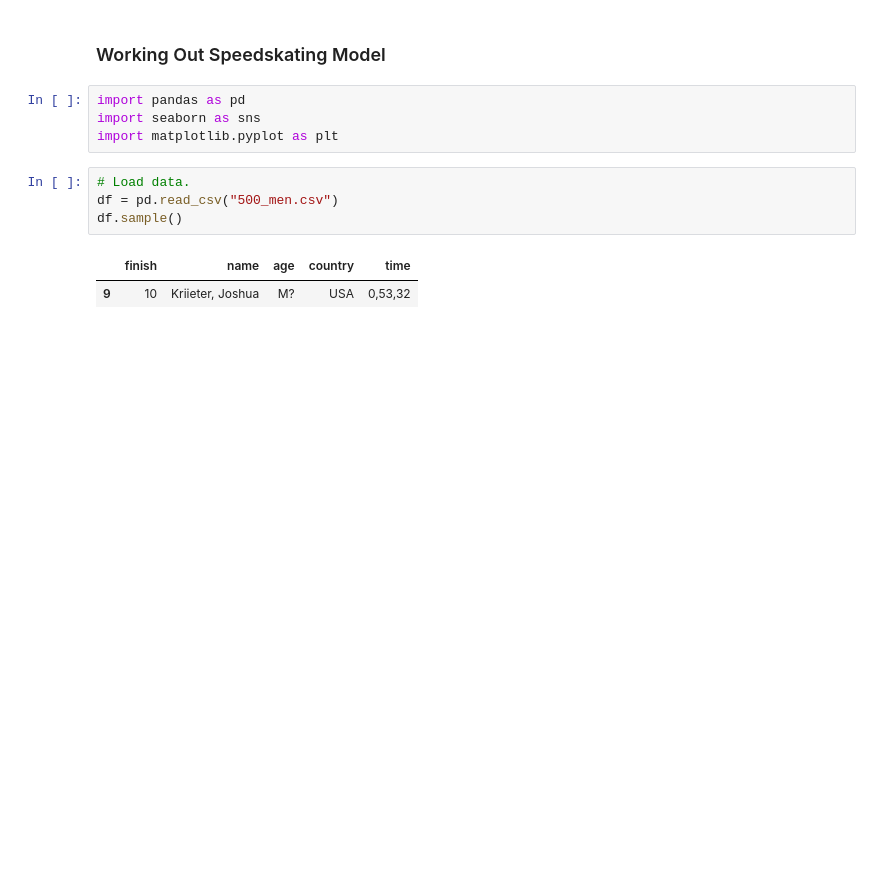
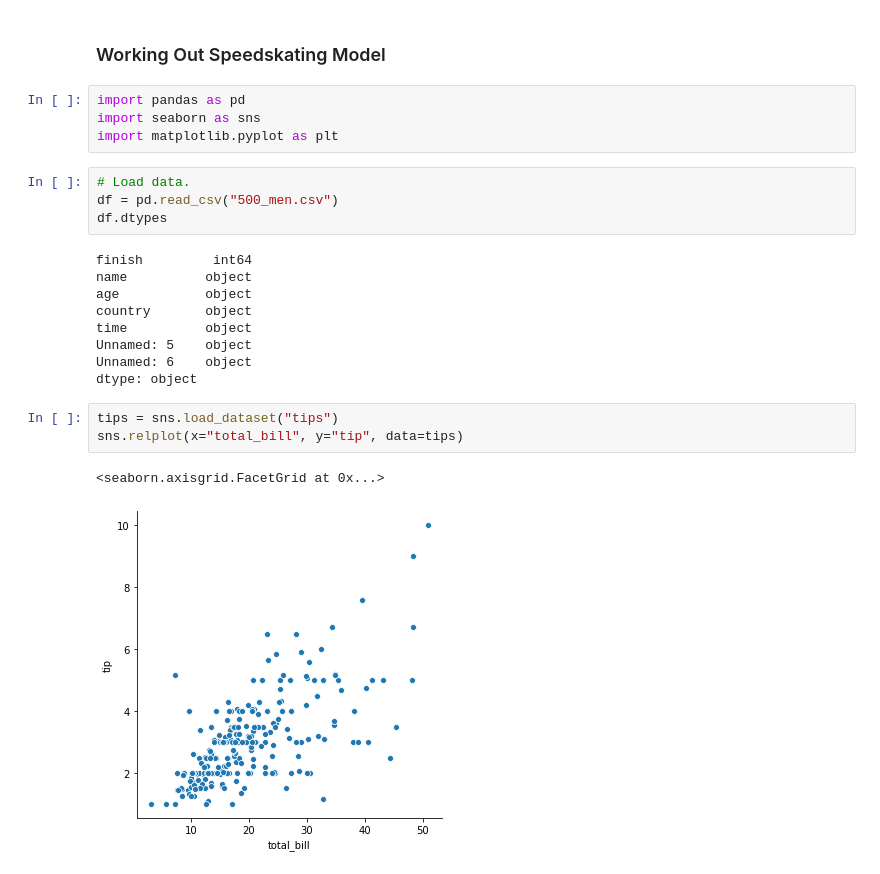
Before and after one commit to JonesInformatics/mn_speed_skate, a Jupyter notebook: eda.ipynb, the cells around one changed output. Drawn from its saved outputs; the diff is of its cells as text; blank space fills up the shorter version.

```diff
--- a/eda.ipynb
+++ b/eda.ipynb
@@ -7,9 +7,21 @@ import matplotlib.pyplot as plt
 # %%
 # Load data.
 df = pd.read_csv("500_men.csv")
-df.sample()
+df.dtypes
 # %% [output]
-|  | finish | name | age | country | time |
-| 9 | 10 | Kriieter, Joshua | M? | USA | 0,53,32 |
+finish         int64
+name          object
+age           object
+country       object
+time          object
+Unnamed: 5    object
+Unnamed: 6    object
+dtype: object
+# %%
+tips = sns.load_dataset("tips")
+sns.relplot(x="total_bill", y="tip", data=tips)
+# %% [output]
+<seaborn.axisgrid.FacetGrid at 0x...>
+[figure, added]
 # %%
 # Convert to usable time format.
```
Also changed, not shown: parts of 14 cells of this notebook.
